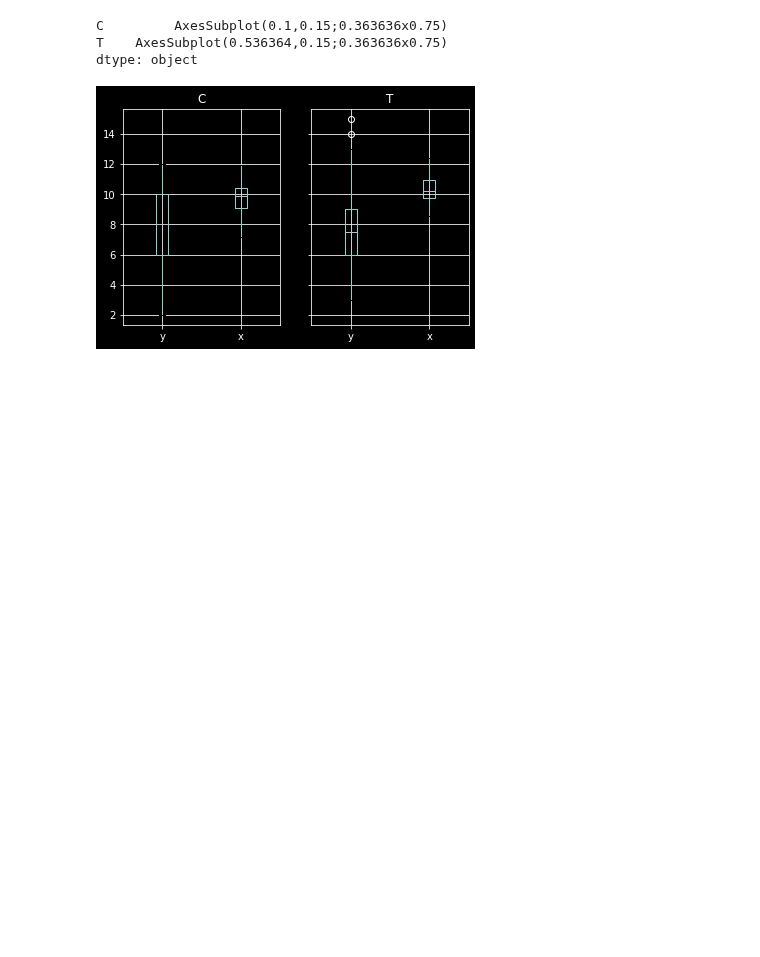
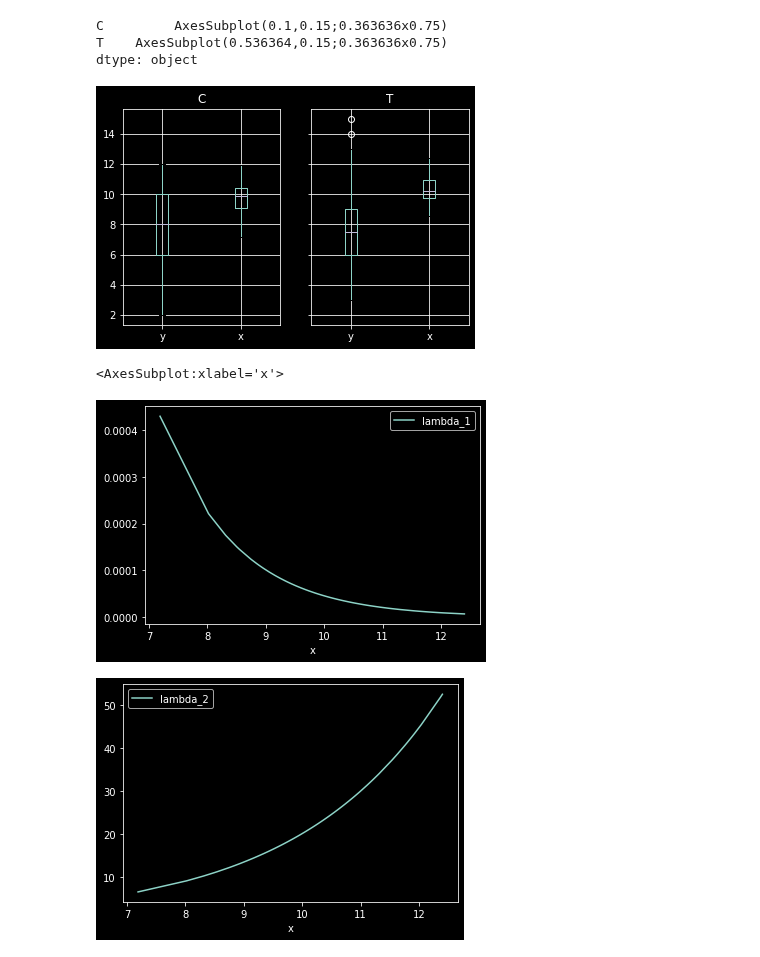
Before and after one commit to kazuogawa/green-book, a Jupyter notebook: chapter3/data3a_describe.ipynb, the cells around one changed output. Cells and saved outputs as stored; diff of their text form; code cells hidden in the pictures; blank space fills up the shorter version.

```diff
--- a/chapter3/data3a_describe.ipynb
+++ b/chapter3/data3a_describe.ipynb
@@ -60,3 +62,14 @@ C         AxesSubplot(0.1,0.15;0.363636x0.75)
 T    AxesSubplot(0.536364,0.15;0.363636x0.75)
 dtype: object
 [figure]
+# %%
+df_lambda = df.copy()
+df_lambda['lambda_1'] = np.exp(-2 - 0.8 * df['x'])
+df_lambda['lambda_2'] = np.exp(-1 + 0.4 * df['x'])
+df_lambda = df_lambda.sort_values('x')
+df_lambda.plot(x='x', y='lambda_1')
+df_lambda.plot(x='x', y='lambda_2')
+# %% [output]
+<AxesSubplot:xlabel='x'>
+[figure, added]
+[figure, added]
```
Also changed, not shown: parts of 5 cells of this notebook, 1 other file.
